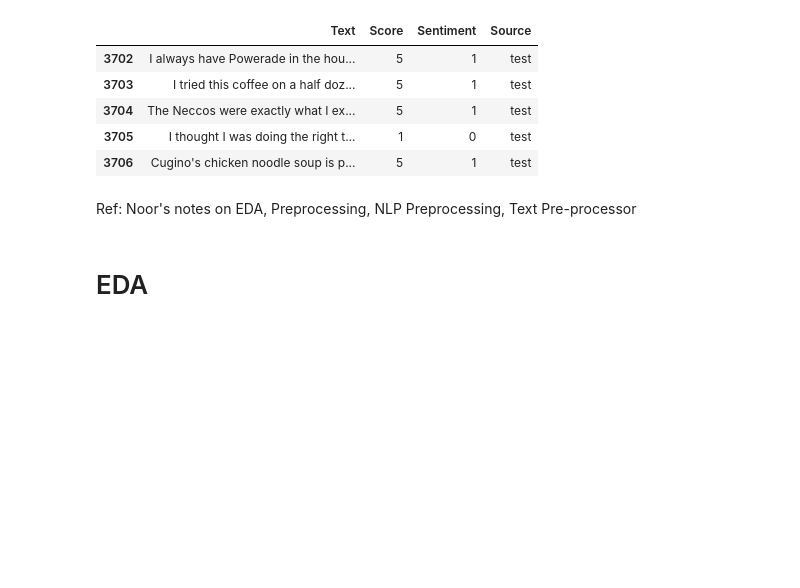
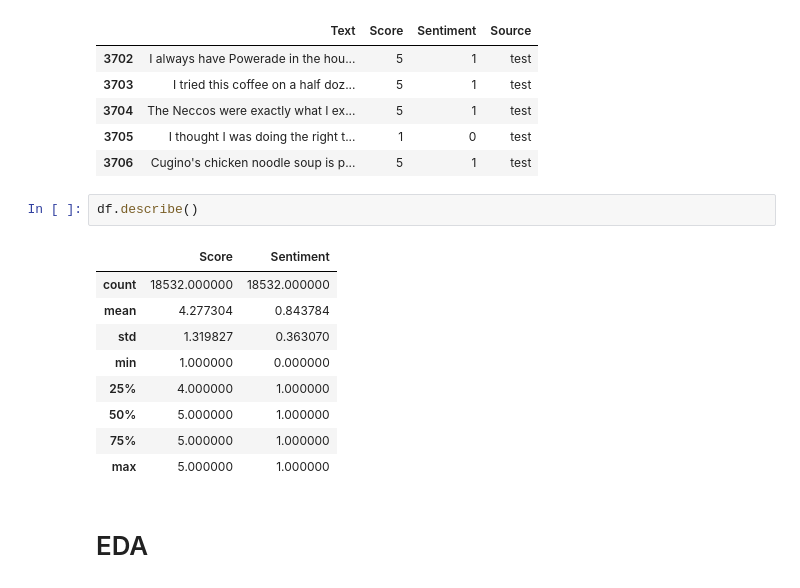
Before and after one commit to alexprabu/hackathon---submission_inceptez, a Jupyter notebook: SentimentAnalysis/Sentiment_Analysis.ipynb, the cells around one changed output. Cells and saved outputs as stored; diff of their text form; blank space fills up the shorter version.

```diff
--- a/SentimentAnalysis/Sentiment_Analysis.ipynb
+++ b/SentimentAnalysis/Sentiment_Analysis.ipynb
@@ -52,8 +54,18 @@ df.tail()
 | 3704 | The Neccos were exactly what I ex... | 5 | 1 | test |
 | 3705 | I thought I was doing the right t... | 1 | 0 | test |
 | 3706 | Cugino's chicken noodle soup is p... | 5 | 1 | test |
-# %% [markdown]
-Ref: Noor's notes on EDA, Preprocessing, NLP Preprocessing, Text Pre-processor
+# %%
+df.describe()
+# %% [output]
+|  | Score | Sentiment |
+| count | 18532.000000 | 18532.000000 |
+| mean | 4.277304 | 0.843784 |
+| std | 1.319827 | 0.363070 |
+| min | 1.000000 | 0.000000 |
+| 25% | 4.000000 | 1.000000 |
+| 50% | 5.000000 | 1.000000 |
+| 75% | 5.000000 | 1.000000 |
+| max | 5.000000 | 1.000000 |
 # %% [markdown]
 # EDA
 # %%
```
Also changed, not shown: parts of 7 cells of this notebook.
